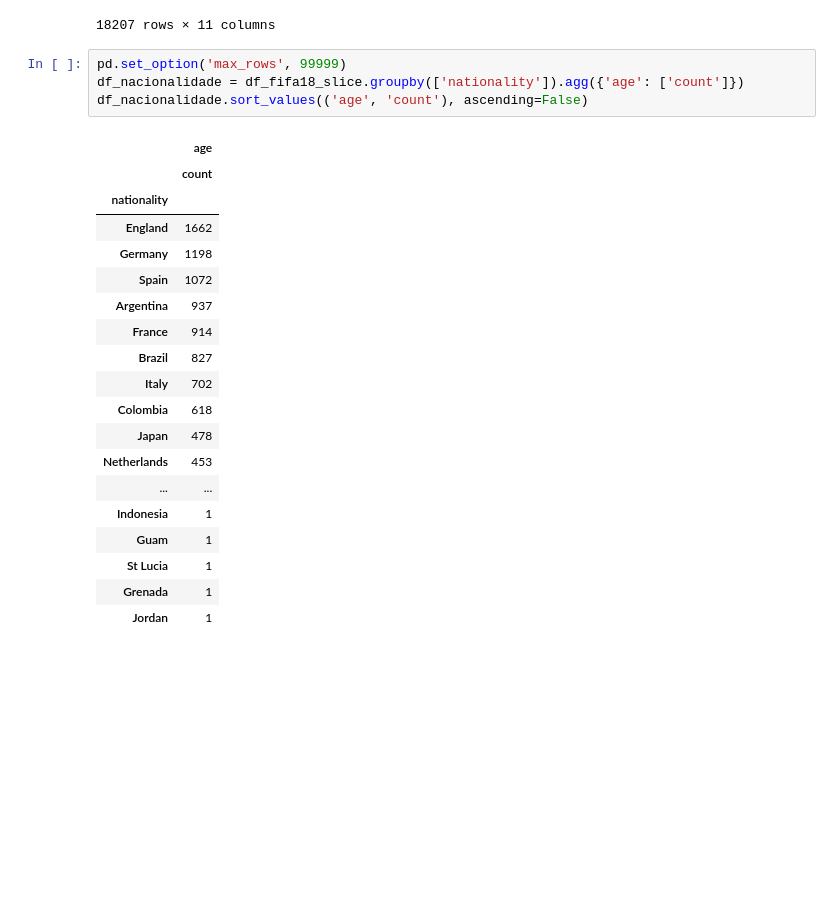
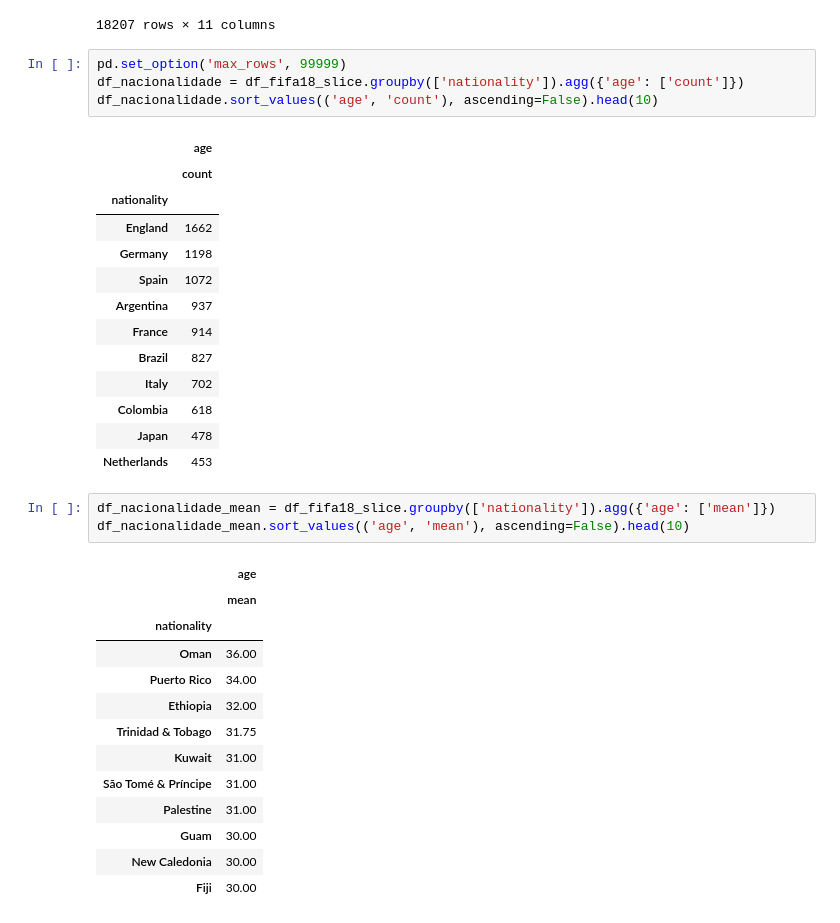
Before and after one commit to Mvital74/datasharing, a Jupyter notebook: exercicio_9.ipynb, the cells around one changed output. Drawn from its saved outputs; the diff is of its cells as text; blank space fills up the shorter version.

```diff
--- a/exercicio_9.ipynb
+++ b/exercicio_9.ipynb
@@ -208,24 +208,35 @@ df_fifa18_slice
 # %%
 pd.set_option('max_rows', 99999)
 df_nacionalidade = df_fifa18_slice.groupby(['nationality']).agg({'age': ['count']})
-df_nacionalidade.sort_values(('age', 'count'), ascending=False)
+df_nacionalidade.sort_values(('age', 'count'), ascending=False).head(10)
 # %% [output]
 |  | age |
 |  | count |
 | nationality |  |
 | England | 1662 |
 | Germany | 1198 |
 | Spain | 1072 |
 | Argentina | 937 |
 | France | 914 |
 | Brazil | 827 |
 | Italy | 702 |
 | Colombia | 618 |
 | Japan | 478 |
 | Netherlands | 453 |
-| ... | ... |
-| Indonesia | 1 |
-| Guam | 1 |
-| St Lucia | 1 |
-| Grenada | 1 |
-| Jordan | 1 |
+# %%
+df_nacionalidade_mean = df_fifa18_slice.groupby(['nationality']).agg({'age': ['mean']})
+df_nacionalidade_mean.sort_values(('age', 'mean'), ascending=False).head(10)
+# %% [output]
+|  | age |
+|  | mean |
+| nationality |  |
+| Oman | 36.00 |
+| Puerto Rico | 34.00 |
+| Ethiopia | 32.00 |
+| Trinidad & Tobago | 31.75 |
+| Kuwait | 31.00 |
+| São Tomé & Príncipe | 31.00 |
+| Palestine | 31.00 |
+| Guam | 30.00 |
+| New Caledonia | 30.00 |
+| Fiji | 30.00 |
```
Also changed, not shown: parts of 7 cells of this notebook.
